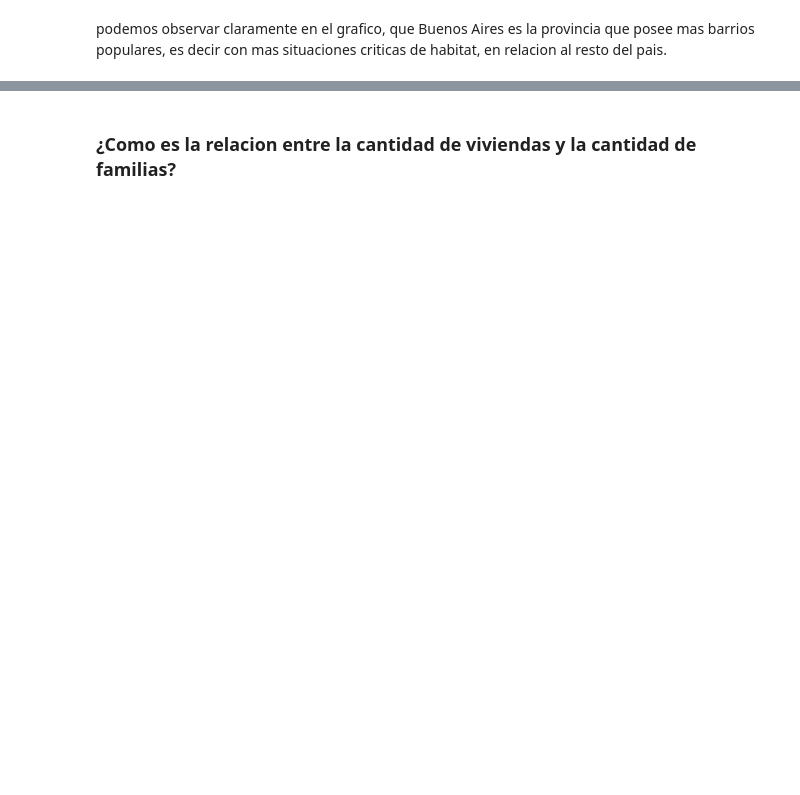
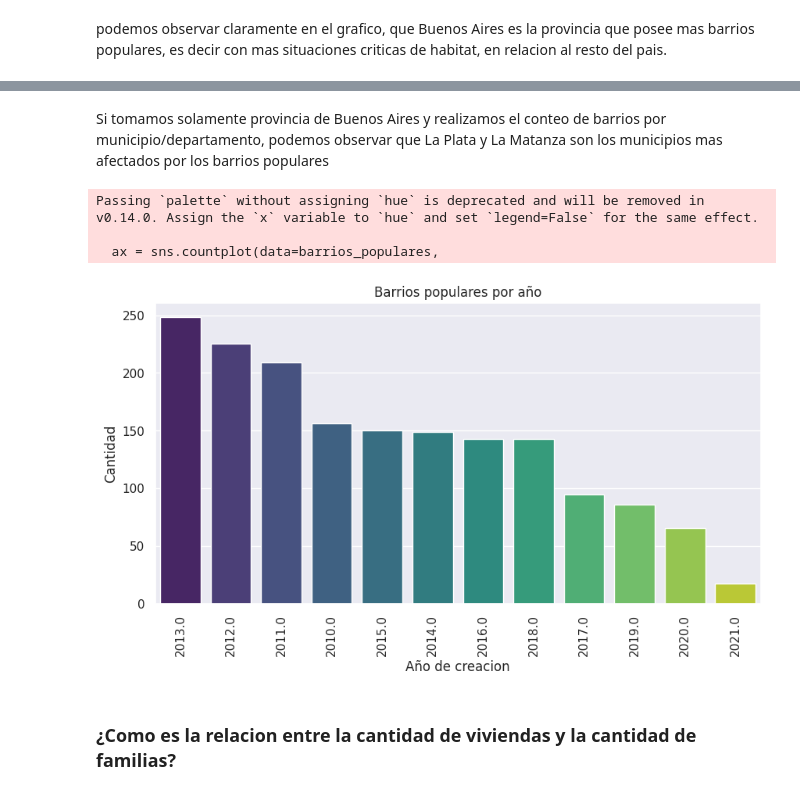
Before and after one commit to matiasfeliu92/barrios_populares, a Jupyter notebook: barrios_populares.ipynb, the cells around one changed output, grey strips where cells are left out. Cells and saved outputs as stored; diff of their text form; code cells hidden in the pictures; blank space fills up the shorter version.

```diff
--- a/barrios_populares.ipynb
+++ b/barrios_populares.ipynb
@@ -110,3 +127,22 @@ podemos observar claramente en el grafico, que Buenos Aires es la provincia que
+# %% [markdown]
+Si tomamos solamente provincia de Buenos Aires y realizamos el conteo de barrios por municipio/departamento, podemos observar que La Plata y La Matanza son los municipios mas afectados por los barrios populares
+# %%
+plt.figure(figsize=(10,5))
+sns.set_style("darkgrid")
+ax = sns.countplot(data=barrios_populares,
+              order=barrios_populares['anio_de_creacion'].value_counts().index,
+              palette="viridis",
+              x='anio_de_creacion')
+plt.title('Barrios populares por año')
+plt.xticks(rotation=90)
+plt.xlabel('Año de creacion')
+plt.ylabel('Cantidad')
+plt.show()
+# %% [output]
+Passing `palette` without assigning `hue` is deprecated and will be removed in v0.14.0. Assign the `x` variable to `hue` and set `legend=False` for the same effect.
+
+  ax = sns.countplot(data=barrios_populares,
+[figure, added]
 # %% [markdown]
 ### ¿Como es la relacion entre la cantidad de viviendas y la cantidad de familias?
 # %%
```
Also changed, not shown: parts of 20 cells of this notebook.
